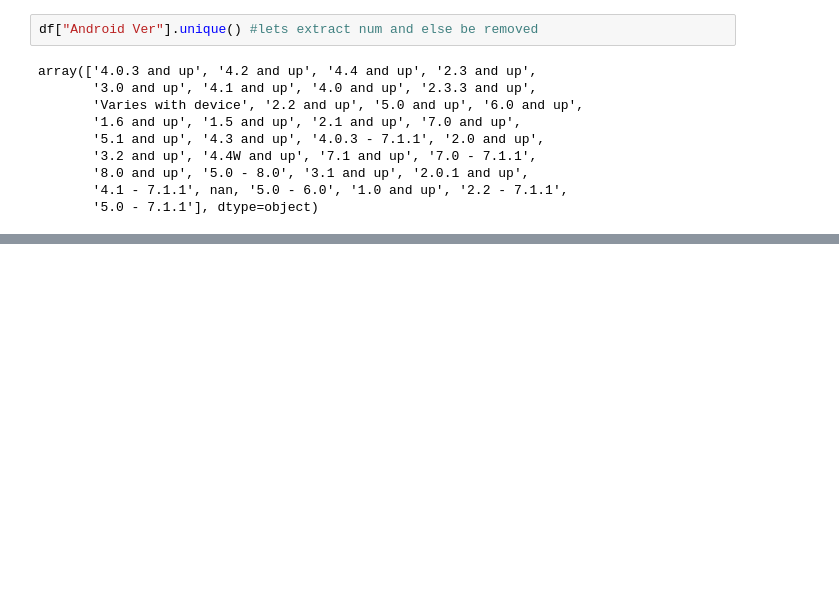
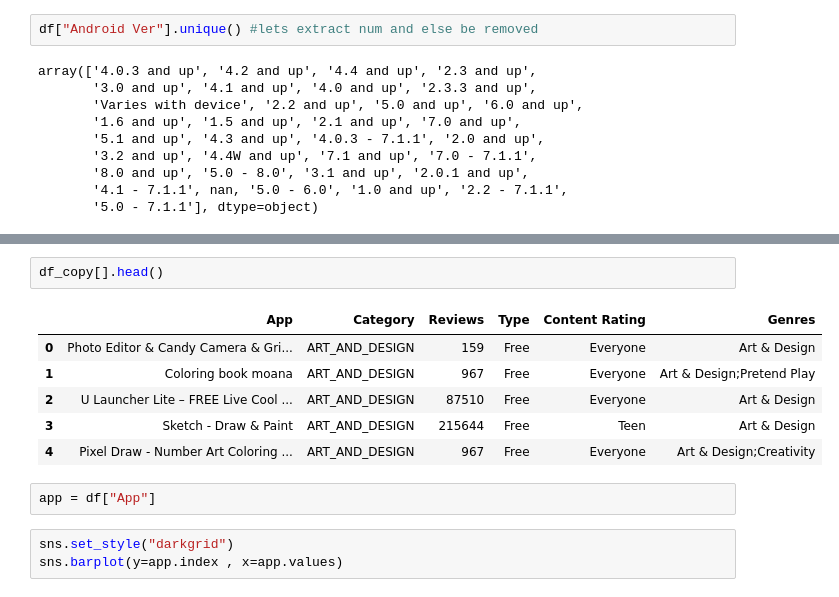
Before and after one commit to RJSINGH64/google_playstore, a Jupyter notebook: google_research.ipynb, the cells around one changed output, grey strips where cells are left out. Cells and saved outputs as stored; diff of their text form; blank space fills up the shorter version.

```diff
--- a/google_research.ipynb
+++ b/google_research.ipynb
@@ -266,0 +546,14 @@ KeyError: 'Andriod Ver'
+# %%
+df_copy[].head()
+# %% [output]
+|  | App | Category | Reviews | Type | Content Rating | Genres |
+| 0 | Photo Editor & Candy Camera & Gri... | ART_AND_DESIGN | 159 | Free | Everyone | Art & Design |
+| 1 | Coloring book moana | ART_AND_DESIGN | 967 | Free | Everyone | Art & Design;Pretend Play |
+| 2 | U Launcher Lite – FREE Live Cool ... | ART_AND_DESIGN | 87510 | Free | Everyone | Art & Design |
+| 3 | Sketch - Draw & Paint | ART_AND_DESIGN | 215644 | Free | Teen | Art & Design |
+| 4 | Pixel Draw - Number Art Coloring ... | ART_AND_DESIGN | 967 | Free | Everyone | Art & Design;Creativity |
+# %%
+app = df["App"]
+# %%
+sns.set_style("darkgrid")
+sns.barplot(y=app.index , x=app.values)
```
Also changed, not shown: parts of 50 cells of this notebook.
